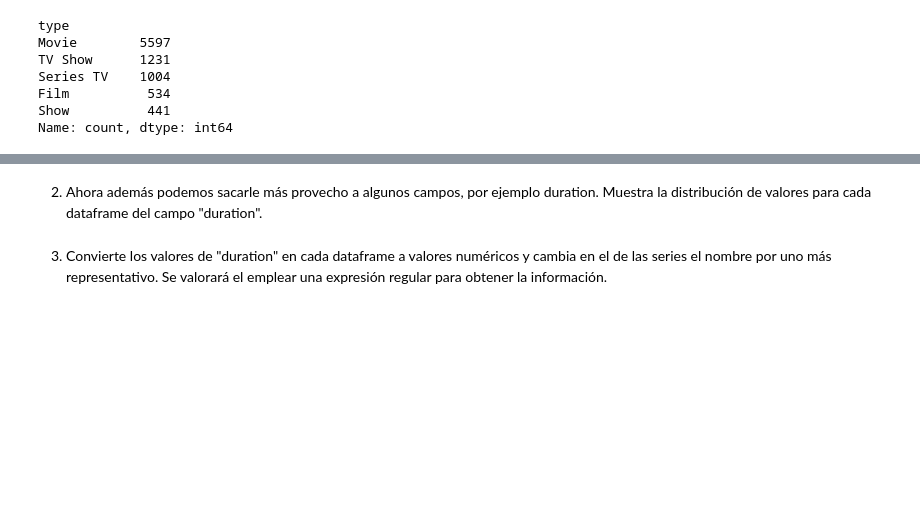
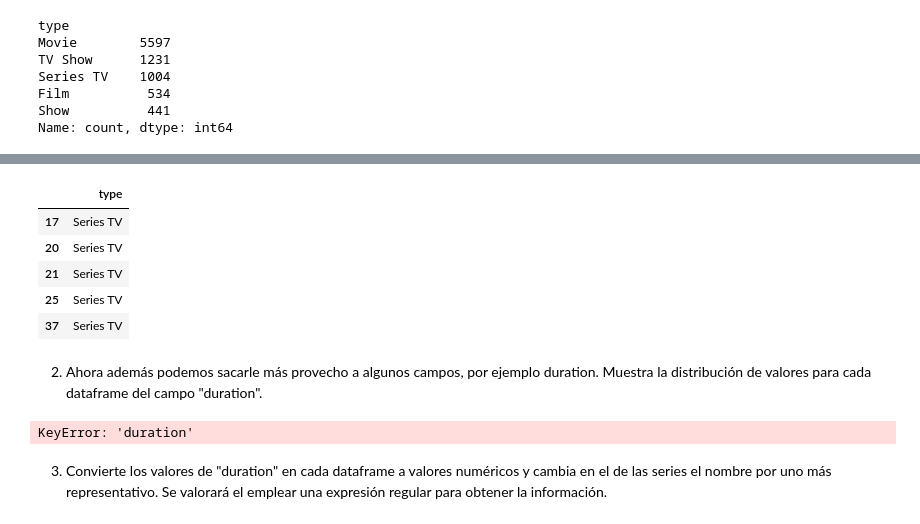
Before and after one commit to mariasanvals/DS_Online_Feb24_Exercises, a Jupyter notebook: 03_Analisis_de_Datos/Sprint_05/Unidad_01/Practica_Obligatoria/18_Practica_Obligatoria_ETL.ipynb, the cells around one changed output, grey strips where cells are left out. Drawn from its saved outputs; the diff is of its cells as text; code cells hidden in the pictures; blank space fills up the shorter version.

```diff
--- a/03_Analisis_de_Datos/Sprint_05/Unidad_01/Practica_Obligatoria/18_Practica_Obligatoria_ETL.ipynb
+++ b/03_Analisis_de_Datos/Sprint_05/Unidad_01/Practica_Obligatoria/18_Practica_Obligatoria_ETL.ipynb
@@ -533,5 +538,18 @@ df_peliculas_peliculas.head()
+# %%
+df_peliculas_series.head(5)
+# %% [output]
+|  | type |
+| 17 | Series TV |
+| 20 | Series TV |
+| 21 | Series TV |
+| 25 | Series TV |
+| 37 | Series TV |
 # %% [markdown]
 2. Ahora además podemos sacarle más provecho a algunos campos, por ejemplo duration. Muestra la distribución de valores para cada dataframe del campo "duration".
+# %%
+df_peliculas_peliculas["duration"].value_counts()
+# %% [output]
+KeyError: 'duration'
 # %% [markdown]
 3. Convierte los valores de "duration" en cada dataframe a valores numéricos y cambia en el de las series el nombre por uno más representativo. Se valorará el emplear una expresión regular para obtener la información.
 # %% [markdown]
```
Also changed, not shown: parts of 2 cells of this notebook, 3 other files.
